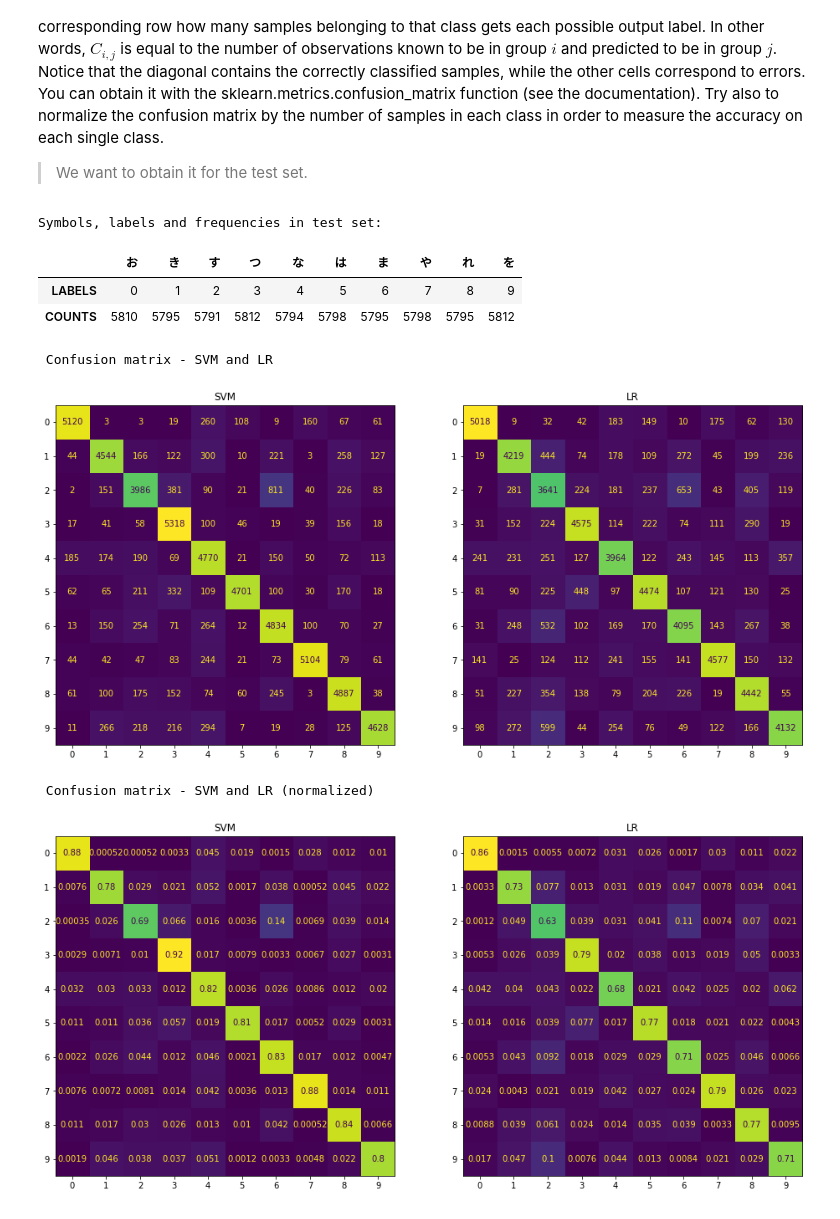
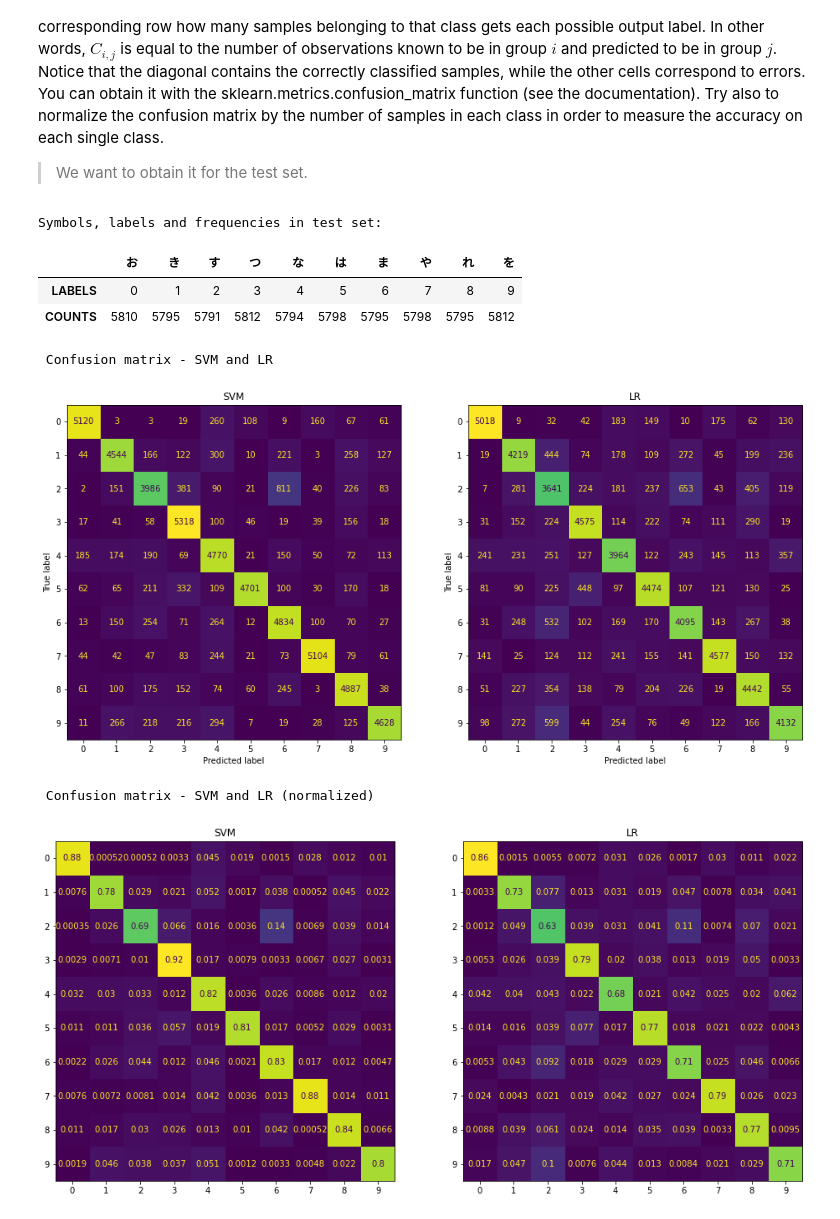
Before and after one commit to NicolaZomer/MachineLearning_Y2122, a Jupyter notebook: lab2/lab2_assignment.ipynb, the cells around one changed output. Saved outputs shown, nothing was run; the diff lists cells and outputs as text; code cells hidden in the pictures.

```diff
--- a/lab2/lab2_assignment.ipynb
+++ b/lab2/lab2_assignment.ipynb
@@ -288,14 +296,14 @@ parameters = {'C': [0.1, 1, 10, 100],'gamma':[0.001, 0.01, 0.1,1]}
 #run SVM with rbf kernel
 
 svc = SVC(kernel = 'rbf')
-rbf_clf = GridSearchCV(svc, parameters)
+rbf_clf = GridSearchCV(svc, parameters, cv=4)
 rbf_model = rbf_clf.fit(X_train, y_train)
 
 print ('RESULTS FOR rbf KERNEL')
 print("Best parameters set found:")
 print(rbf_model.best_params_)
 
-print("Score with best parameters:")
+print("\nScore with best parameters:")
 print(rbf_model.best_score_)
 
 print("\nAll scores on the grid:")
@@ -303,7 +311,7 @@ params_comb = rbf_model.cv_results_['params']
 mean_scores = rbf_model.cv_results_['mean_test_score']
 
 df = pd.DataFrame({'C': [x['C'] for x in params_comb], 'gamma': [x['gamma'] for x in params_comb], 'mean score': mean_scores})
-df
+df.style.highlight_max(subset='mean score', props='color:lightgray; font-weight:bold; background-color:darkblue;')
 # %% [output]
 RESULTS FOR rbf KERNEL
 Best parameters set found:
@@ -337,14 +384,17 @@ What do you observe when using linear, polynomial and RBF kernels on this datase
 Report here the best SVM kernel and parameters
 # %%
 #get training and test error for the best SVM model from CV
-models_print_list = ['linear', 'poly, degree 2', 'poly, degree 3', 'RBF']
+models_print_list = ['linear', 'poly (degree 2)', 'poly (degree 3)', 'RBF']
 kernels_list = ['linear', 'poly', 'poly', 'rbf']
 degrees_list = {1: 2, 2: 3}
 models_list = [lin_model, deg2_model, deg3_model, rbf_model]
+
 index_best_SVM = np.argmax(np.array([models_list[i].best_score_ for i in range(4)]))
 best_SVM = models_list[index_best_SVM]
+best_param = best_SVM.best_params_
+best_kern = kernels_list[index_best_SVM]
 
-print('Best SVM model:', models_print_list[index_best_SVM])
+print('Best SVM model is', models_print_list[index_best_SVM], 'with parameters:', best_param)
 
 # (error is 1 - svm.score)
 training_error = 1 - best_SVM.score(X_train, y_train)
@@ -352,4 +402,6 @@ test_error = 1 - best_SVM.score(X_test, y_test)
 
 print ("Best SVM training error: %f" % training_error)
 print ("Best SVM test error: %f" % test_error)
+
+errors_SVM_600 = np.array([training_error, test_error])
 # %% [output]
@@ -432,20 +489,23 @@ Frequencies in training dataset:  [190 205 209 188 206 202 205 202 205 188]
 Let's try to use SVM with parameters obtained from the best model for $m_{training} =  2000$. Since it may take a long time to run, you can decide to just let it run for some time and stop it if it does not complete. If you decide to do this, report it in the cell below.
 # %%
 #get training and test error for the best SVM model from CV
+print('Kernel:', best_kern)
 
-best_param = best_SVM.best_params_
-kern = kernels_list[index_best_SVM]
-print('Kernel:', kern)
-if kern == 'poly':
-    bestSVM = SVC(kernel = kern, degree=degrees_list[index_best_SVM], C = best_param['C'], gamma = best_param['gamma'])
+if best_kern == 'poly':
+    SVM_2000 = SVC(kernel = best_kern, degree=degrees_list[index_best_SVM], C = best_param['C'], gamma = best_param['gamma'])
+elif best_kern == 'linear':
+    SVM_2000 = SVC(kernel = best_kern, C = best_param['C'])
 else:
-    bestSVM = SVC(kernel = kern, C = best_param['C'], gamma = best_param['gamma'])
-bestSVM.fit(X_train, y_train)
-training_error = 1-bestSVM.score(X_train, y_train)
-test_error = 1 - bestSVM.score(X_test, y_test)
+    SVM_2000 = SVC(kernel = best_kern, C = best_param['C'], gamma = best_param['gamma'])
+
+SVM_2000.fit(X_train, y_train)
+training_error = 1-SVM_2000.score(X_train, y_train)
+test_error = 1 - SVM_2000.score(X_test, y_test)
 
 print ("\nBest SVM training error: %f" % training_error)
 print ("Best SVM test error: %f" % test_error)
+
+errors_SVM_2000 = np.array([training_error, test_error])
 # %% [output]
 Kernel: rbf
 
@@ -541,49 +627,49 @@ disp = skm.ConfusionMatrixDisplay(confusion_matrix=confusion_SVM, display_labels
 disp.plot(ax=ax1)
 disp.ax_.set_title('SVM')
 disp.im_.colorbar.remove()
-disp.ax_.set_xlabel('')
-disp.ax_.set_ylabel('')
+# disp.ax_.set_xlabel('')
+# disp.ax_.set_ylabel('')
 
 # plt.subplot(1, 2, 2)
 disp = skm.ConfusionMatrixDisplay(confusion_matrix=confusion_LR, display_labels=range(10))
 disp.plot(ax=ax2)
 disp.ax_.set_title('LR')
 disp.im_.colorbar.remove()
-disp.ax_.set_xlabel('')
-disp.ax_.set_ylabel('')
+# disp.ax_.set_xlabel('')
+# disp.ax_.set_ylabel('')
 
 plt.show()
 
 
 confusion_SVM_norm = confusion_SVM /counts[:,None]
 confusion_LR_norm = confusion_LR /counts[:, None]
 
 print("\n Confusion matrix - SVM and LR (normalized) ")
 fig, (ax1, ax2) = plt.subplots(1, 2, figsize=(16, 8))
 
 disp = skm.ConfusionMatrixDisplay(confusion_matrix=confusion_SVM_norm, display_labels=range(10))
 disp.plot(ax=ax1)
 disp.ax_.set_title('SVM')
 disp.im_.colorbar.remove()
 disp.ax_.set_xlabel('')
 disp.ax_.set_ylabel('')
 
 # plt.subplot(1, 2, 2)
 disp = skm.ConfusionMatrixDisplay(confusion_matrix=confusion_LR_norm, display_labels=range(10))
 disp.plot(ax=ax2)
 disp.ax_.set_title('LR')
 disp.im_.colorbar.remove()
 disp.ax_.set_xlabel('')
 disp.ax_.set_ylabel('')
 
 plt.show()
 # %% [output]
 Symbols, labels and frequencies in test set:
 |  | お | き | す | つ | な | は | ま | や | れ | を |
 | LABELS | 0 | 1 | 2 | 3 | 4 | 5 | 6 | 7 | 8 | 9 |
 | COUNTS | 5810 | 5795 | 5791 | 5812 | 5794 | 5798 | 5795 | 5798 | 5795 | 5812 |
  Confusion matrix - SVM and LR
-[figure, old version]
+[figure, new version]
  Confusion matrix - SVM and LR (normalized)
 [figure]
 # %%
```
Also changed, not shown: parts of 19 cells of this notebook.
